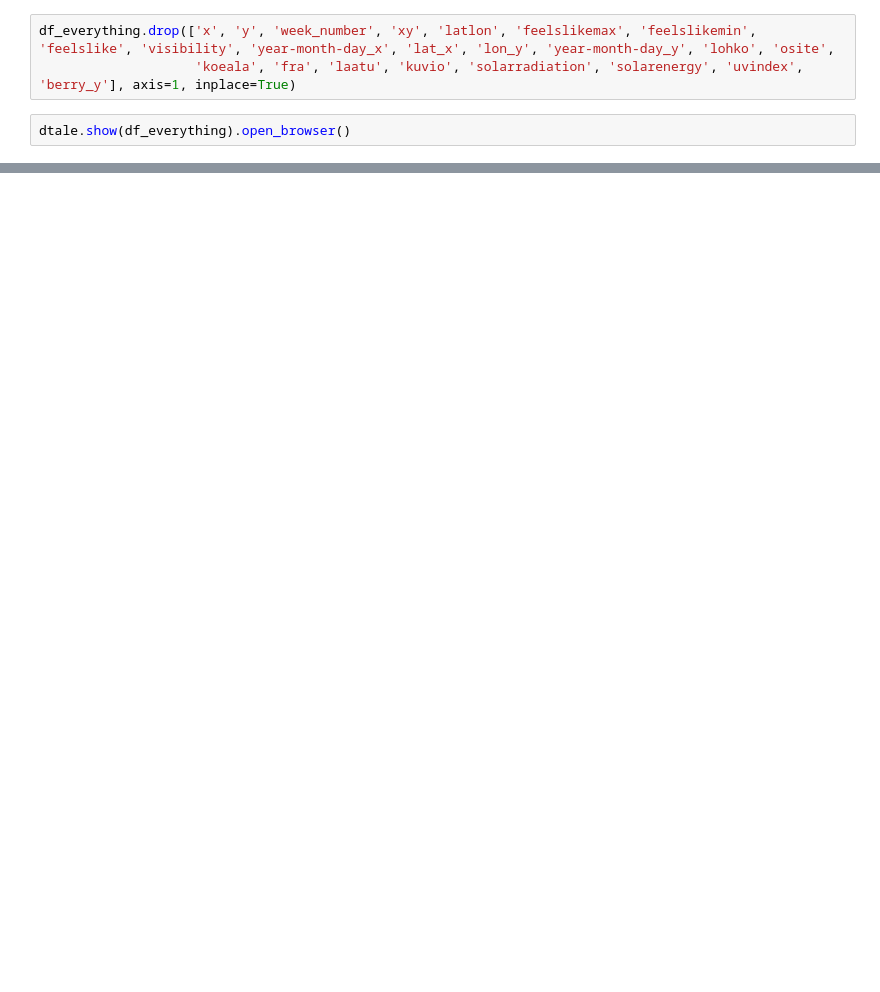
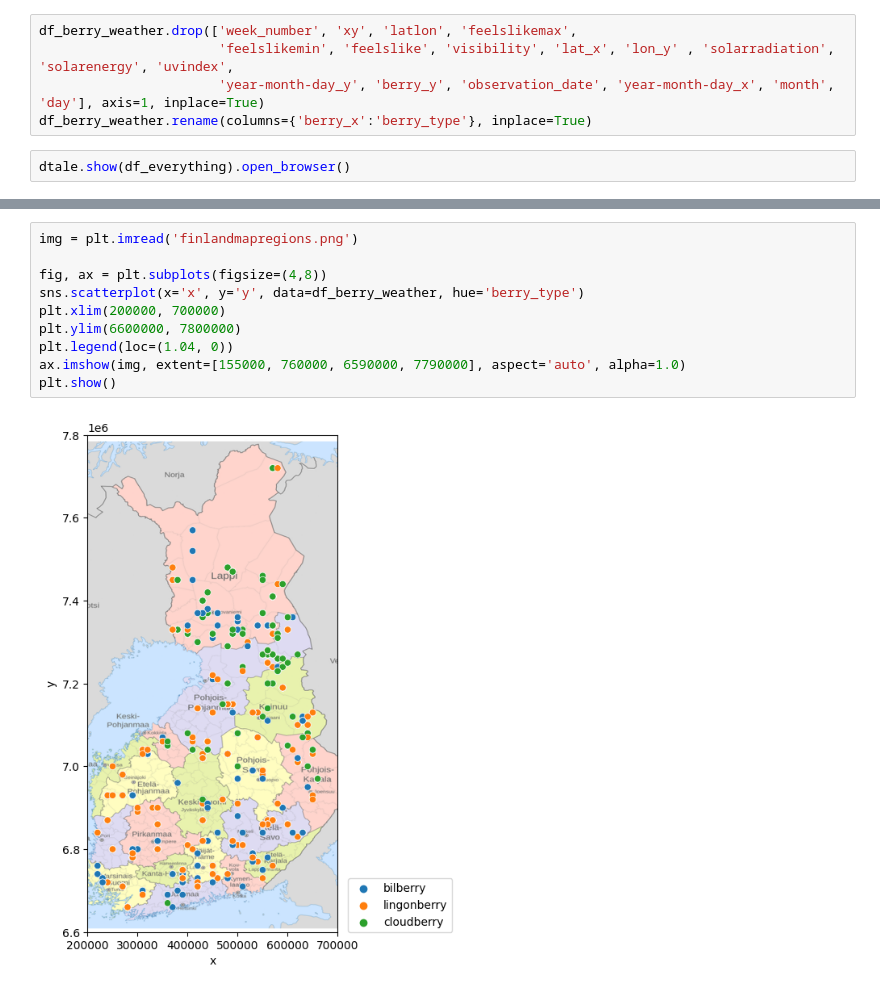
Before and after one commit to LeVperda/Semester-Project, a Jupyter notebook: python/Analytics and visualization/data_visualization.ipynb, the cells around one changed output, grey strips where cells are left out. Drawn from its saved outputs; the diff is of its cells as text; blank space fills up the shorter version.

Commit message:
New plots, start of analysis

```diff
--- a/python/Analytics and visualization/data_visualization.ipynb
+++ b/python/Analytics and visualization/data_visualization.ipynb
@@ -61,7 +25,9 @@ for col in nan_cols:
     for index, row in broken_rows.iterrows():
         df_everything.loc[index, col] = helper_row[col]
 # %%
-df_everything.drop(['x', 'y', 'week_number', 'xy', 'latlon', 'feelslikemax', 'feelslikemin', 'feelslike', 'visibility', 'year-month-day_x', 'lat_x', 'lon_y', 'year-month-day_y', 'lohko', 'osite',
-                    'koeala', 'fra', 'laatu', 'kuvio', 'solarradiation', 'solarenergy', 'uvindex', 'berry_y'], axis=1, inplace=True)
+df_berry_weather.drop(['week_number', 'xy', 'latlon', 'feelslikemax',
+                       'feelslikemin', 'feelslike', 'visibility', 'lat_x', 'lon_y' , 'solarradiation', 'solarenergy', 'uvindex',
+                       'year-month-day_y', 'berry_y', 'observation_date', 'year-month-day_x', 'month', 'day'], axis=1, inplace=True)
+df_berry_weather.rename(columns={'berry_x':'berry_type'}, inplace=True)
 # %%
 dtale.show(df_everything).open_browser()
@@ -79,0 +43,12 @@ Index(['berry_x', 'observation_date', 'main_tree_type',
+# %%
+img = plt.imread('finlandmapregions.png')
+
+fig, ax = plt.subplots(figsize=(4,8))
+sns.scatterplot(x='x', y='y', data=df_berry_weather, hue='berry_type')
+plt.xlim(200000, 700000)
+plt.ylim(6600000, 7800000)
+plt.legend(loc=(1.04, 0))
+ax.imshow(img, extent=[155000, 760000, 6590000, 7790000], aspect='auto', alpha=1.0)
+plt.show()
+# %% [output]
+[figure, added]
```
Also changed, not shown: parts of 12 cells of this notebook, 1 other file.
